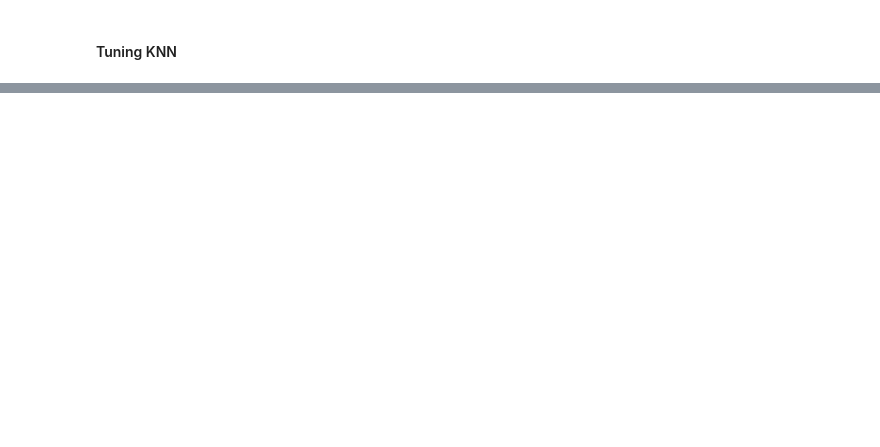
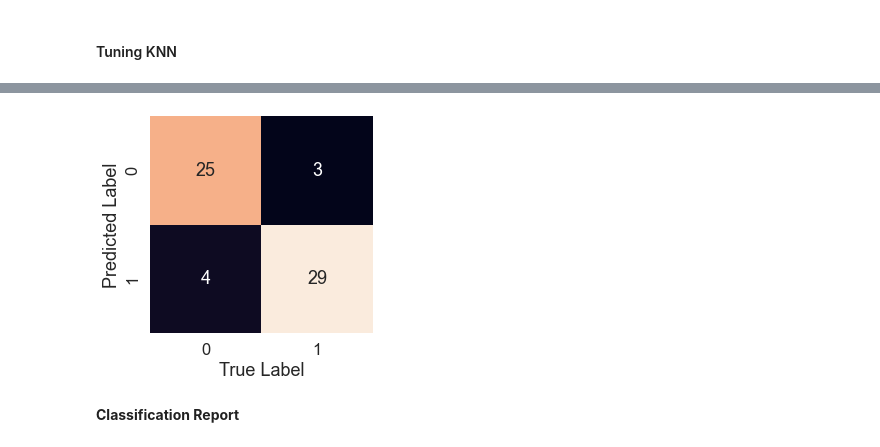
Before and after one commit to Tanishq-19/Heart-Disease-Classification, a Jupyter notebook: Heart-Disease-Classification.ipynb, the cells around one changed output, grey strips where cells are left out. Drawn from its saved outputs; the diff is of its cells as text; code cells hidden in the pictures; blank space fills up the shorter version.

```diff
--- a/Heart-Disease-Classification.ipynb
+++ b/Heart-Disease-Classification.ipynb
@@ -487,0 +620,3 @@ plt.legend();
+# %%
+# Predictions from tuned model
+y_preds = gs_log_reg.predict(X_test)
@@ -487,0 +655,19 @@ plt.legend();
+# %%
+sb.set(font_scale=1.5)
+
+def plot_conf_matrix(y_pred, y_test):
+    """
+    Plots confusion matrix using seaborn's heatmap()
+    """
+    fig, ax = plt.subplots(figsize=(4,4))
+    ax = sb.heatmap(confusion_matrix(y_preds, y_test),
+                    annot=True,
+                    cbar=False)
+    plt.xlabel("True Label")
+    plt.ylabel("Predicted Label")
+
+plot_conf_matrix(y_preds, y_test)
+# %% [output]
+[figure, added]
+# %% [markdown]
+**Classification Report**
```
Also changed, not shown: parts of 34 cells of this notebook.
